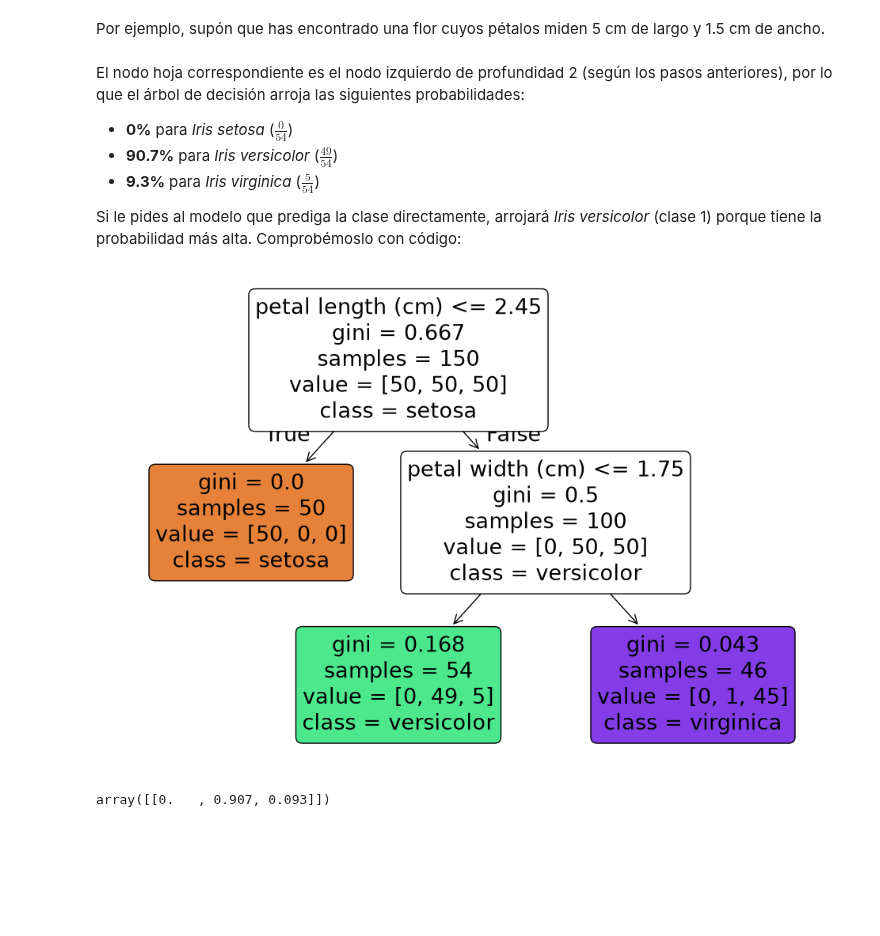
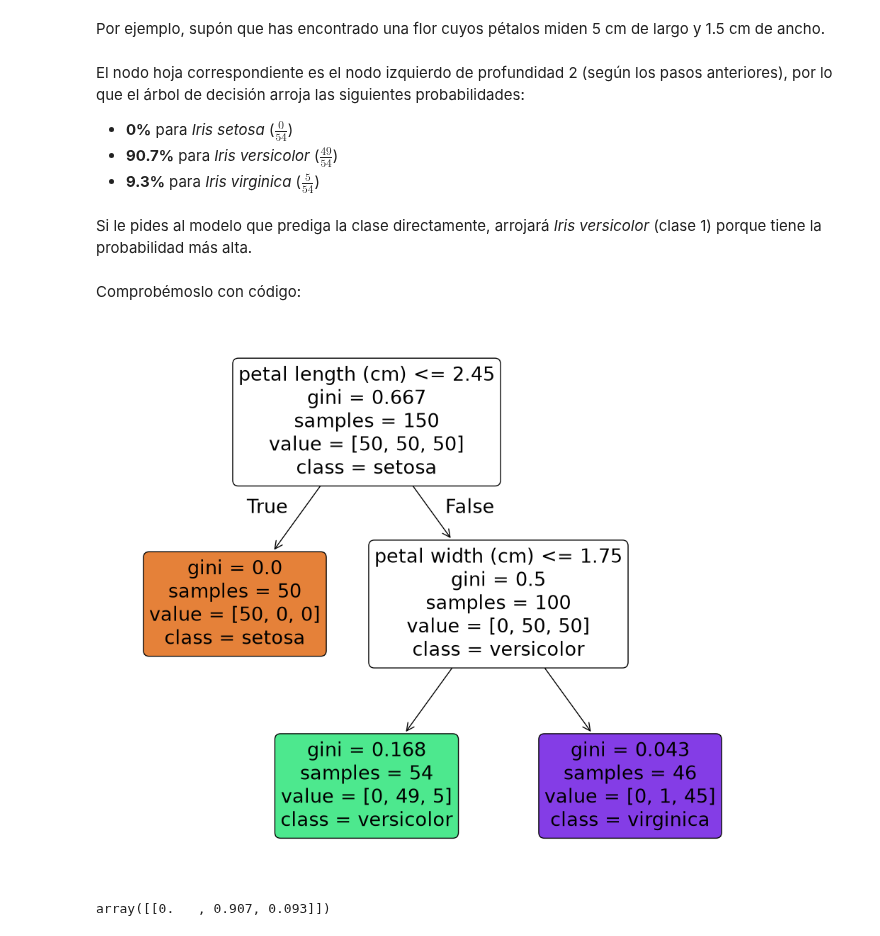
Before and after one commit to marco-canas/machine_learning_idalina, a Jupyter notebook: 1_arbol_de_decision/1_scripts/decision_tree_3.ipynb, the cells around one changed output. Cells and saved outputs as stored; diff of their text form; code cells hidden in the pictures; blank space fills up the shorter version.

```diff
--- a/1_arbol_de_decision/1_scripts/decision_tree_3.ipynb
+++ b/1_arbol_de_decision/1_scripts/decision_tree_3.ipynb
@@ -49,32 +54,35 @@ El nodo hoja correspondiente es el nodo izquierdo de profundidad 2 (según los p
 * **0%** para *Iris setosa* ($\frac{0}{54}$)
 * **90.7%** para *Iris versicolor* ($\frac{49}{54}$)
 * **9.3%** para *Iris virginica* ($\frac{5}{54}$)
-
-Si le pides al modelo que prediga la clase directamente, arrojará *Iris versicolor* (clase 1) porque tiene la probabilidad más alta. Comprobémoslo con código:
+# %% [markdown]
+
+Si le pides al modelo que prediga la clase directamente, arrojará *Iris versicolor* (clase 1) porque tiene la probabilidad más alta.
+# %% [markdown]
+Comprobémoslo con código:
 # %%
 from sklearn.datasets import load_iris
 from sklearn.tree import DecisionTreeClassifier, plot_tree
 import matplotlib.pyplot as plt
 # Cargar el conjunto de datos Iris
 iris = load_iris()
 X = iris.data[:, 2:]  # Usar solo las características de longitud y ancho del pétalo
 y = iris.target
 # Entrenar el árbol de decisión
 tree_clf = DecisionTreeClassifier(max_depth=2, random_state=42)
 tree_clf.fit(X, y)
 # Visualizar el árbol de decisión
-plt.figure(figsize=(12, 8))
+plt.figure(figsize=(12, 10))
 plot_tree(
     tree_clf,
     feature_names=iris.feature_names[2:],
     class_names=iris.target_names,
      filled=True,
      rounded=True
 )
 plt.savefig(r"C:\Users\marco\Downloads\iris_tree.png", dpi=300)
 plt.show()
 # %% [output]
-[figure, old version]
+[figure, new version]
 # %%
 tree_clf.predict_proba([[5, 1.5]]).round(3)
 # %% [output]
```
Also changed, not shown: parts of 40 cells of this notebook, 1 other file.
